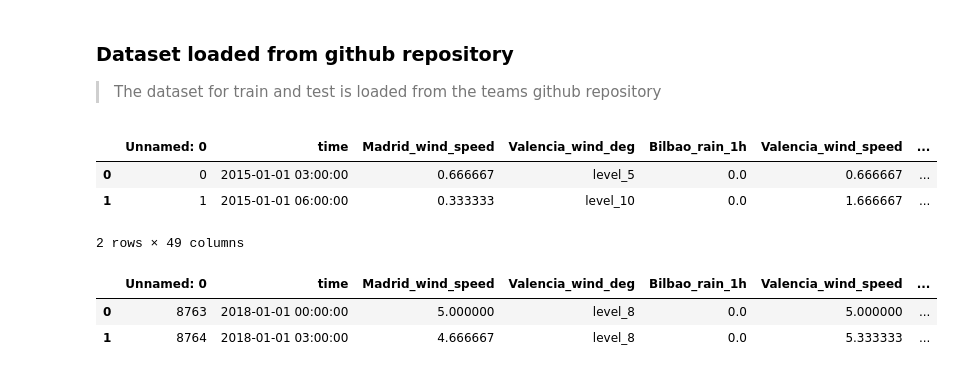
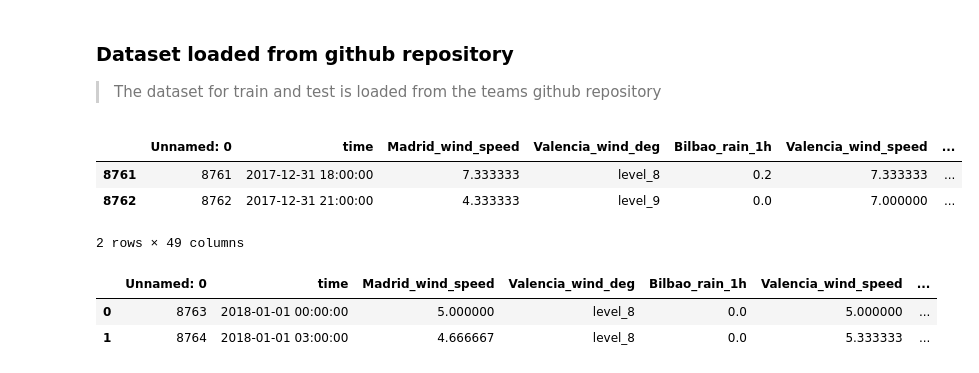
Before and after one commit to pcf26536/TeamNM5, a Jupyter notebook: Final note book.ipynb, the cells around one changed output. Cells and saved outputs as stored; diff of their text form; code cells hidden in the pictures.

```diff
--- a/Final note book.ipynb
+++ b/Final note book.ipynb
@@ -106,11 +141,11 @@ warnings.filterwarnings('ignore')
 >The dataset for train and test is loaded from the teams github repository
 # %%
 df_train = pd.read_csv('https://raw.githubusercontent.com/pcf26536/TeamNM5/main/df_train.csv')
-df_train.head(2)
+df_train.tail(2)
 # %% [output]
 |  | Unnamed: 0 | time | Madrid_wind_speed | Valencia_wind_deg | Bilbao_rain_1h | Valencia_wind_speed | ... |
-| 0 | 0 | 2015-01-01 03:00:00 | 0.666667 | level_5 | 0.0 | 0.666667 | ... |
-| 1 | 1 | 2015-01-01 06:00:00 | 0.333333 | level_10 | 0.0 | 1.666667 | ... |
+| 8761 | 8761 | 2017-12-31 18:00:00 | 7.333333 | level_8 | 0.2 | 7.333333 | ... |
+| 8762 | 8762 | 2017-12-31 21:00:00 | 4.333333 | level_9 | 0.0 | 7.000000 | ... |
 2 rows × 49 columns
 # %%
 df_test = pd.read_csv('https://raw.githubusercontent.com/pcf26536/TeamNM5/main/df_test.csv')
```
Also changed, not shown: parts of 12 cells of this notebook.
